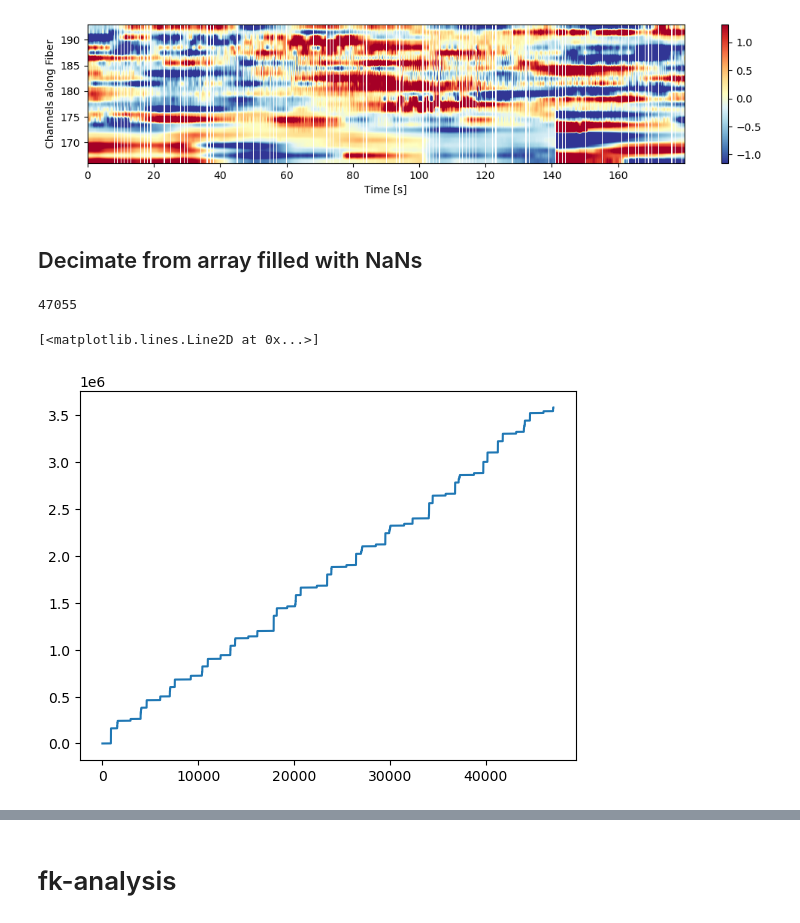
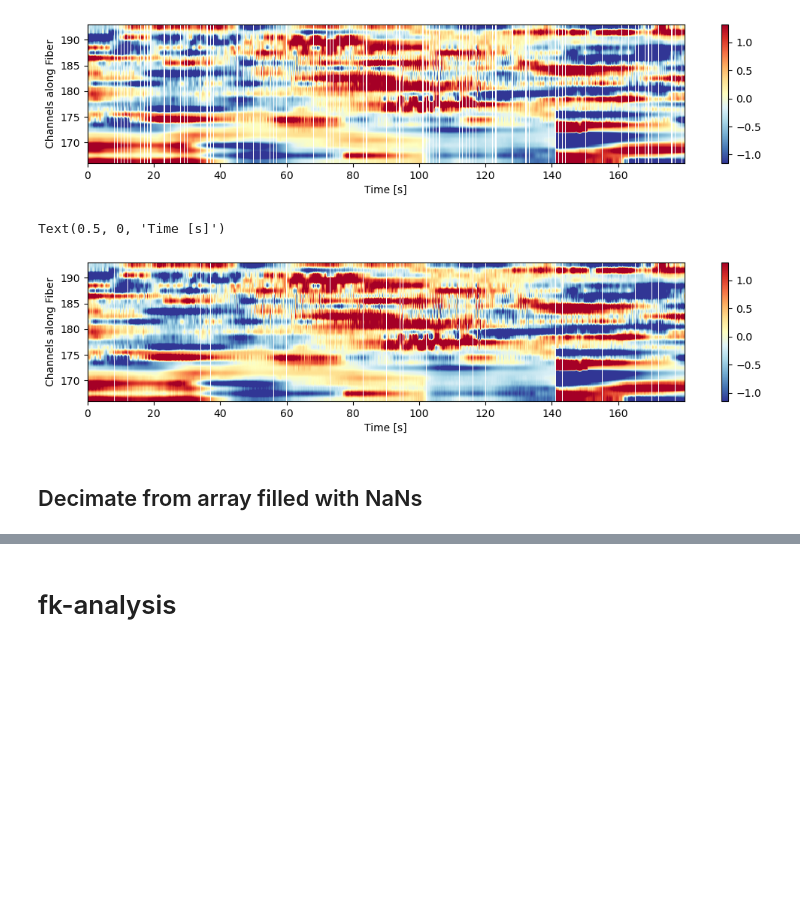
Before and after one commit to graeffd/GreenFjord_DAS, a Jupyter notebook: DAS_QC3_propperlook.ipynb, the cells around one changed output, grey strips where cells are left out. Cells and saved outputs as stored; diff of their text form; code cells hidden in the pictures; blank space fills up the shorter version.

```diff
--- a/DAS_QC3_propperlook.ipynb
+++ b/DAS_QC3_propperlook.ipynb
@@ -175,5 +175,29 @@ ax.set_xlabel('Time [s]')
 # %% [output]
 Text(0.5, 0, 'Time [s]')
 [figure]
+# %%
+# plot filtered waterfall plot
+fig, ax = plt.subplots(figsize=(2*6.4,4.8/2.))
+
+data_norm = data_interp / np.nanstd(data_interp, axis=0)[None,:]
+data_norm = data_norm - np.nanmedian(data_norm, axis=0)
+
+im = ax.imshow(data_norm.T, aspect='auto',
+             origin='lower',
+             vmin=np.percentile(data_norm[~np.isnan(data_norm)],10),
+             vmax=np.percentile(data_norm[~np.isnan(data_norm)],90),
+             extent=[0,(t_dec[-1]-t_dec[0]).total_seconds(),
+                  attrs['StartLocusIndex'],
+                  attrs['StartLocusIndex']+data_norm.shape[1]],
+             cmap='RdYlBu_r',
+             # interpolation='none'
+             )
+
+cbar = plt.colorbar(im)
+ax.set_ylabel('Channels along Fiber')
+ax.set_xlabel('Time [s]')
+# %% [output]
+Text(0.5, 0, 'Time [s]')
+[figure, added]
 # %% [markdown]
 ## Decimate from array filled with NaNs
@@ -184,10 +203,0 @@ freqmax = 1000 # upper frequency of interes
-# %%
-gap_idxs = np.unique(np.where(np.isnan(data_filled))[0])
-len(gap_idxs)
-# %% [output]
-47055
-# %%
-plt.plot(gap_idxs)
-# %% [output]
-[<matplotlib.lines.Line2D at 0x...>]
-[figure, removed]
```
Also changed, not shown: parts of 10 cells of this notebook, 1 other file.
